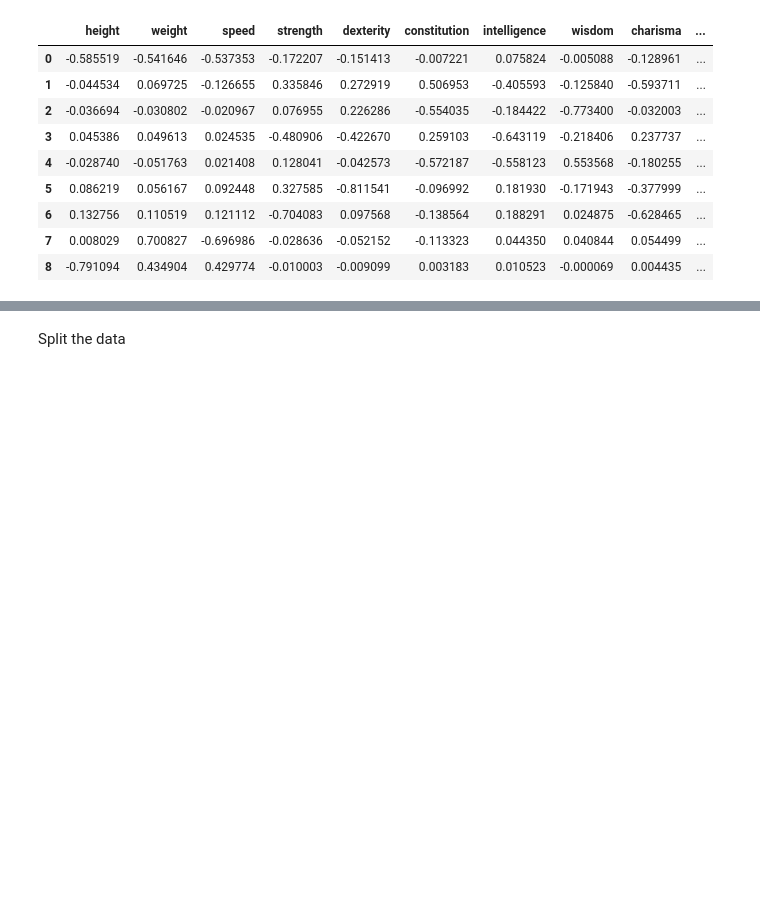
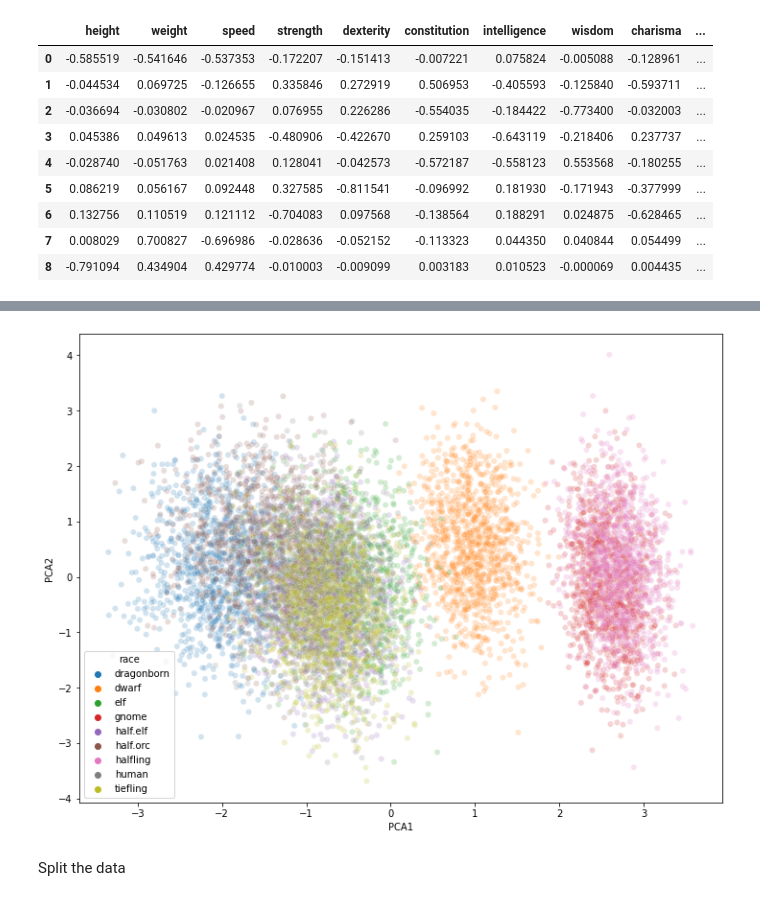
Before and after one commit to andrewabeles/dnd, a Jupyter notebook: dnd-race-classification.ipynb, the cells around one changed output, grey strips where cells are left out. Cells and saved outputs as stored; diff of their text form; code cells hidden in the pictures; blank space fills up the shorter version.

Commit message:
Plot first two principal components

```diff
--- a/dnd-race-classification.ipynb
+++ b/dnd-race-classification.ipynb
@@ -105,3 +105,9 @@ loadings
 | 6 | 0.132756 | 0.110519 | 0.121112 | -0.704083 | 0.097568 | -0.138564 | 0.188291 | 0.024875 | -0.628465 | ... |
 | 7 | 0.008029 | 0.700827 | -0.696986 | -0.028636 | -0.052152 | -0.113323 | 0.044350 | 0.040844 | 0.054499 | ... |
 | 8 | -0.791094 | 0.434904 | 0.429774 | -0.010003 | -0.009099 | 0.003183 | 0.010523 | -0.000069 | 0.004435 | ... |
+# %%
+X_pca = pipe['pca'].transform(X_scaled)
+# %%
+df_pca = pd.DataFrame(X_pca[:,:2], columns=['PCA1', 'PCA2'])
+df_pca['race'] = df.race
+df_pca.head()
@@ -108,3 +121,9 @@ loadings
+# %%
+fig, ax = plt.subplots(figsize=(12, 9))
+ax = sns.scatterplot(data=df_pca, x='PCA1', y='PCA2', hue='race', alpha=0.2)
+plt.show()
+# %% [output]
+[figure, added]
 # %% [markdown]
 Split the data
 # %%
```
Also changed, not shown: parts of 1 cell of this notebook.
